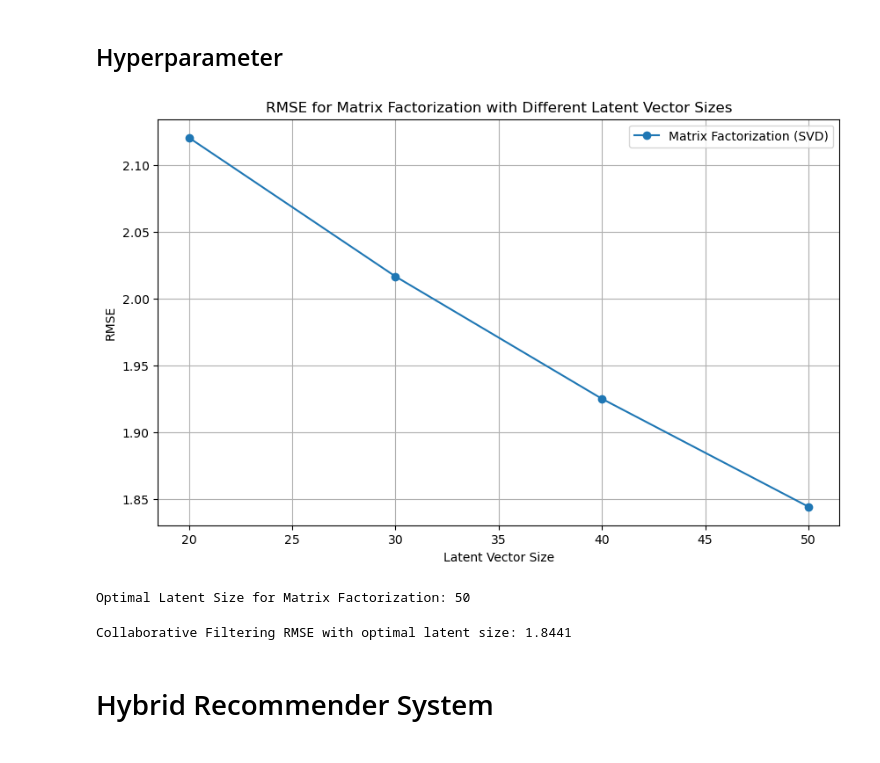
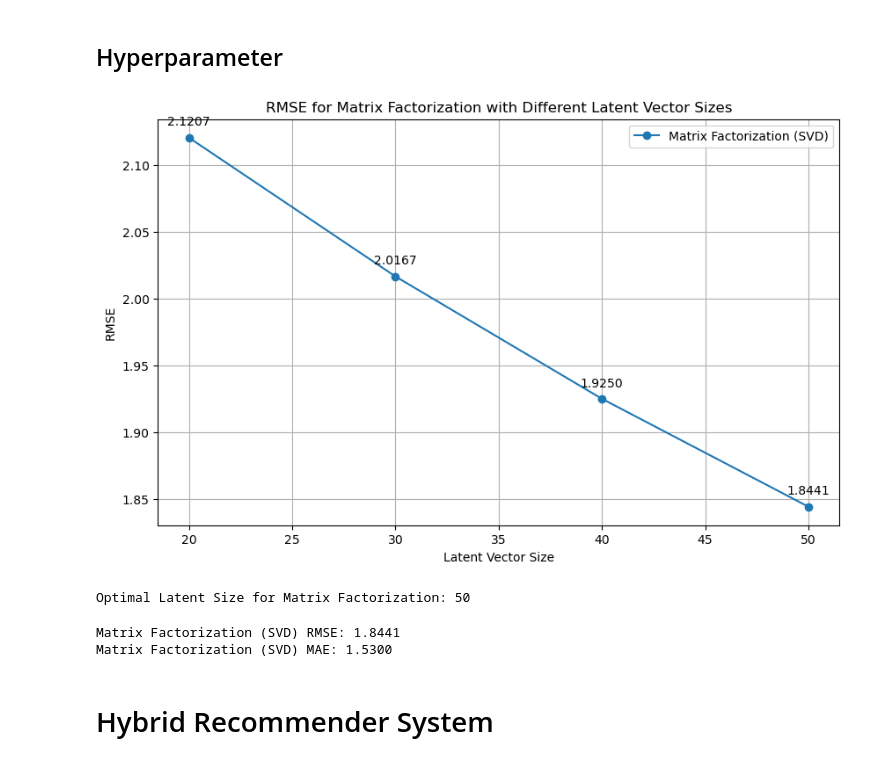
Before and after one commit to HemantRajSingh/collaborative-hybrid-recommender, a Jupyter notebook: notebooks/data_exploration.ipynb, the cells around one changed output. Drawn from its saved outputs; the diff is of its cells as text; code cells hidden in the pictures.

```diff
--- a/notebooks/data_exploration.ipynb
+++ b/notebooks/data_exploration.ipynb
@@ -498,15 +548,20 @@ for k in latent_sizes:
 # %%
 # Plot RMSE for Matrix Factorization
 plt.figure(figsize=(10, 6))
 plt.plot(latent_sizes, svd_rmse, label="Matrix Factorization (SVD)", marker='o')
+
+# Annotate each point with its value
+for i, txt in enumerate(svd_rmse):
+    plt.annotate(f'{txt:.4f}', (latent_sizes[i], svd_rmse[i]), textcoords="offset points", xytext=(0,10), ha='center')
+
 plt.xlabel("Latent Vector Size")
 plt.ylabel("RMSE")
 plt.title("RMSE for Matrix Factorization with Different Latent Vector Sizes")
 plt.grid(True)
 plt.legend()
 plt.show()
 # %% [output]
-[figure, old version]
+[figure, new version]
 # %%
 optimal_latent_size_svd = latent_sizes[np.argmin(svd_rmse)]
 print(f"Optimal Latent Size for Matrix Factorization: {optimal_latent_size_svd}")
@@ -537,7 +589,11 @@ rmse_value = rmse(y_test, predicted_ratings_svd)
-# %%
-print(f'Collaborative Filtering RMSE with optimal latent size: {rmse(true_ratings, predicted_ratings_svd):.4f}')
-# %% [output]
-Collaborative Filtering RMSE with optimal latent size: 1.8441
+# %%
+rmse_svd = rmse(y_test, predicted_ratings_svd)
+mae_svd = mae(y_test, predicted_ratings_svd)
+print(f"Matrix Factorization (SVD) RMSE: {rmse_svd:.4f}")
+print(f"Matrix Factorization (SVD) MAE: {mae_svd:.4f}")
+# %% [output]
+Matrix Factorization (SVD) RMSE: 1.8441
+Matrix Factorization (SVD) MAE: 1.5300
 # %% [markdown]
 # Hybrid Recommender System
 # %%
```
Also changed, not shown: parts of 12 cells of this notebook.
